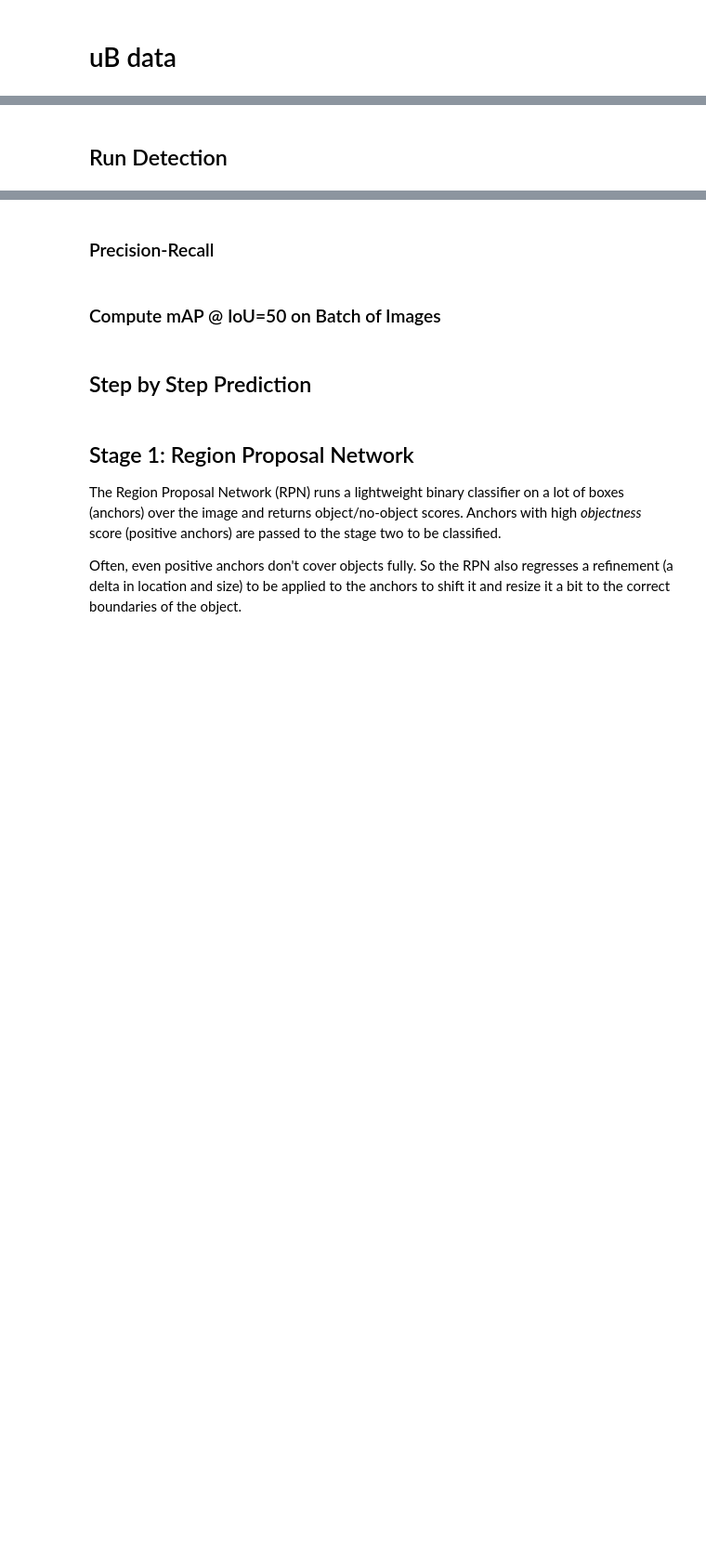
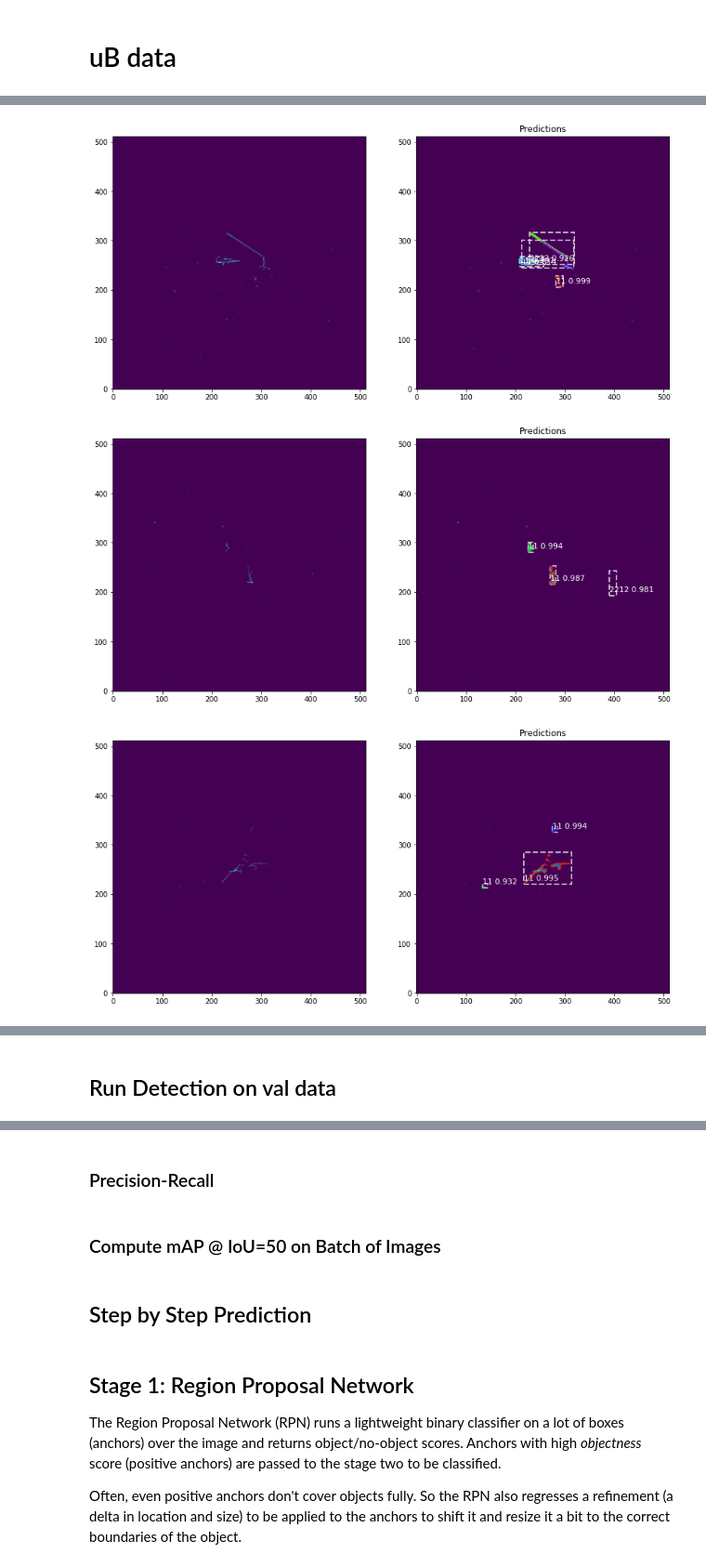
Before and after one commit to ruian1/Mask_RCNN, a Jupyter notebook: samples/uboone/inspect_model.ipynb, the cells around one changed output, grey strips where cells are left out. Shown: that part at 93% size. Cells and saved outputs as stored; diff of their text form; code cells hidden in the pictures; blank space fills up the shorter version.

Commit message:
for production on tufts

```diff
--- a/samples/uboone/inspect_model.ipynb
+++ b/samples/uboone/inspect_model.ipynb
@@ -43,11 +42,17 @@ config.display()
 # %%
+from MCNN_uboone import UbooneConfig
+config = UbooneConfig()
+# config.display()
+
 # Override the training configurations with a few
 # changes for inferencing.
 class InferenceConfig(UbooneConfig):
     # Run detection on one image at a time
     GPU_COUNT = 1
     IMAGES_PER_GPU = 1
-#     DETECTION_MIN_CONFIDENCE = 0.4
+    DETECTION_MAX_INSTANCES=10
+#     RPN_ANCHOR_RATIOS = [0.125,0.5,1,2,4]
+    DETECTION_MIN_CONFIDENCE = 0.75
 
 config = InferenceConfig()
 config.display()
@@ -71,10 +92,12 @@ import MCNN_uboone
 ## Load Validation Dataset
 # %%
 # Build validation dataset
+
 print config.NAME
+import MCNN_uboone
 if config.NAME == 'Particles':
-    dataset = MCNN_uboone.UbooneDataset("/data/dayajun/toymodel/uboone/train_data/75_200_val.root")
-    dataset.load_events(50, config.IMAGE_SHAPE[0], config.IMAGE_SHAPE[1])
+    dataset = MCNN_uboone.UbooneDataset("/scratch/ruian/training_data/no_pion_val.root")
+    dataset.load_events(100, config.IMAGE_SHAPE[0], config.IMAGE_SHAPE[1])
 elif config.NAME == "coco":
     dataset = coco.CocoDataset()
     dataset.load_coco(COCO_DIR, "minival")
@@ -86,12 +115,16 @@ print("Images: {}\nClasses: {}".format(len(dataset.image_ids), dataset.class_nam
 # %% [markdown]
 ## Load Model
 # %%
+os.environ["CUDA_DEVICE_ORDER"]="PCI_BUS_ID"
+os.environ["CUDA_VISIBLE_DEVICES"]="0"
+#Ignore CPU support
+os.environ['TF_CPP_MIN_LOG_LEVEL'] = '2'
 # Create model in inference mode
+
 model = modellib.MaskRCNN(mode="inference", model_dir=MODEL_DIR,
                           config=config)
-model_path="/data/dayajun/sw/Mask_RCNN/logs/particles20181015T1448/mask_rcnn_particles_0100.h5"
-# model_path="/data/dayajun/sw/Mask_RCNN/logs/particles20181001T1620/mask_rcnn_particles_0200.h5"
-
+model_path="/scratch/ruian/maskrcnn_log/particles20190118T2056/mask_rcnn_particles_0132.h5"
+# model_path="/scratch/ruian/maskrcnn_log/particles20190109T2253/mask_rcnn_particles_0015.h5"
 
 SHAPES_MODEL_PATH = os.path.join(ROOT_DIR, model_path)
 if config.NAME == "Particles":
@@ -117,5 +173,5 @@ df
 # %%
-import os, sys, gc
+# import gc
 import ROOT
 from larcv import larcv
 import numpy as np
@@ -133,7 +189,7 @@ def image_modify (img):
     return img_arr
 
 iom  = larcv.IOManager(larcv.IOManager.kREAD)
-iom.add_in_file("/data/dayajun/workshop_2018july/cocktail_lcv.root")
+iom.add_in_file("/scratch/ruian/Mask_RCNN/samples/uboone/production/input/cocktail_lcv.root")
 iom.initialize()
 
 for idx in xrange(7):
@@ -156,7 +212,7 @@ for idx in xrange(7):
         ev_pix_pix = iom.get_data(larcv.kProductPixel2D,"inter_img_pixel")
 
         if not (ev_pix_int.run()==RUN and ev_pix_int.subrun()==SUBRUN and  ev_pix_int.event()==EVENT):continue
-        print '<<<<<<<<'
+        print '>>>>>>>>'
         print 'run, subrun, event',ev_pix_int.run(),ev_pix_int.subrun(),ev_pix_int.event()
 
         for ix,pgraph in enumerate(ev_pgr.PGraphArray()):
@@ -179,39 +235,53 @@ for idx in xrange(7):
             y_2d_plane_0 = ROOT.Double()
 
             for plane in xrange(3):
-
                 if plane == 1: continue
-
                 if plane == 0: continue
 
                 print "@plane=%d" % plane
 
                 if pixel2d_vv_int.empty()==True: continue
 
     #             pixel2d_v_int = pixel2d_vv_int.at(plane)
     #             pixel2d_int   = pixel2d_v_int.at(ix)
 
     #             img_int = larcv.cluster_to_image2d(pixel2d_int,512, 512)
     #             img_arr_int = image_modify(img_int)
 
     #             img_arr_=img_arr_int.reshape(512,512)
 
                 pixel2d_v_pix = pixel2d_vv_pix.at(plane)
                 pixel2d_pix   = pixel2d_v_pix.at(ix)
 
                 img_pix = larcv.cluster_to_image2d(pixel2d_pix,512, 512)
                 img_arr_pix = image_modify(img_pix)
 
                 img_arr_=img_arr_pix.reshape(512,512)
 
                 ax1.imshow(img_arr_, origin='lower')
                 input_image=img_arr_
 
         break
 
     results = model.detect([input_image.reshape(512,512,1)], verbose=1)
     # ax = get_ax(1)
     r = results[0]
+    x=5
     visualize.display_instances(input_image.reshape(512,512,1), r['rois'], r['masks'], r['class_ids'],
                                 dataset.class_names, r['scores'], ax=ax2,
                                 title="Predictions")
+
+#     visualize.display_instances(input_image.reshape(512,512,1),
+#                                 np.array([r['rois'][x]]),
+#                                 np.array([r['masks'][x]]),
+#                                 np.array([r['class_ids'][x]]),
+#                                 dataset.class_names,
+#                                 np.array([r['scores'][x]]), ax=ax2,
+#                                 title="Predictions")
+    print r['rois']
+    print r['class_ids']
+    print r['scores']
+# %% [output]
+[figure, added]
+[figure, added]
+[figure, added]
@@ -218,3 +309,3 @@ for idx in xrange(7):
 # %% [markdown]
-## Run Detection
+## Run Detection on val data
 # %%
```
Also changed, not shown: parts of 16 cells of this notebook, 9 other files.
